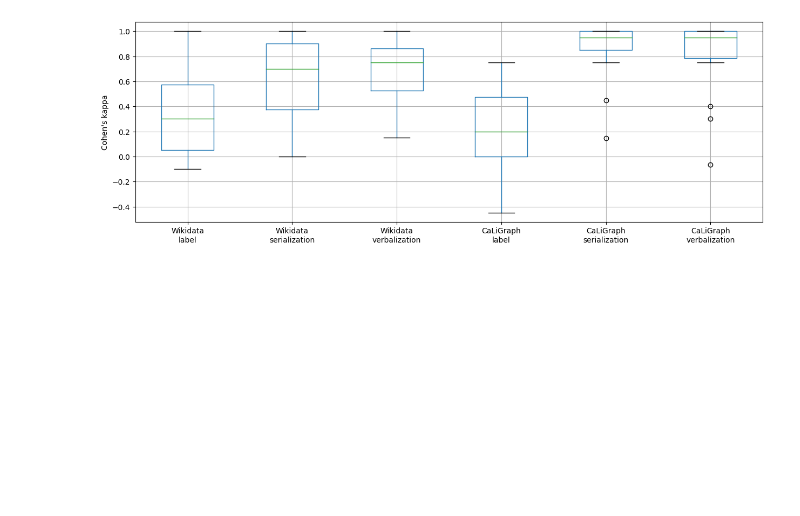
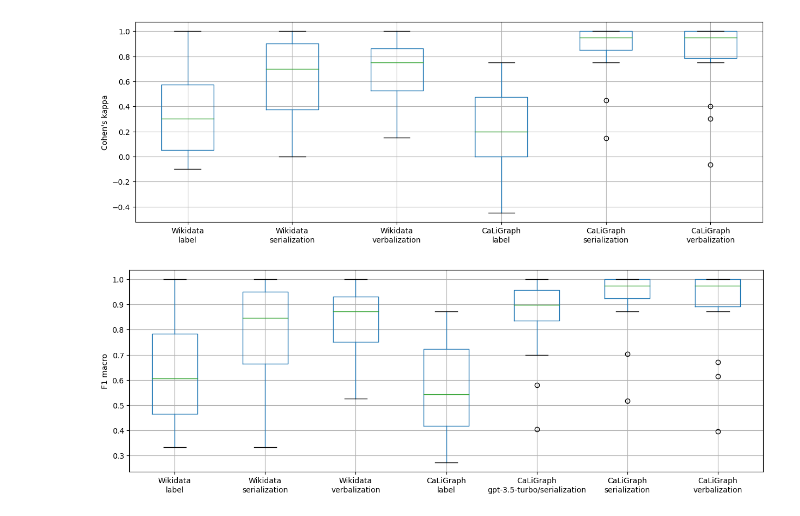
Before and after one commit to bradleypallen/conceptual-engineering-using-llms, a Jupyter notebook: analysis/experiments_comparative_analysis.ipynb, the cells around one changed output. Drawn from its saved outputs; the diff is of its cells as text; code cells hidden in the pictures; blank space fills up the shorter version.

```diff
--- a/analysis/experiments_comparative_analysis.ipynb
+++ b/analysis/experiments_comparative_analysis.ipynb
@@ -69,3 +73,29 @@ plot.set_ylabel('Cohen\'s kappa')
 plt.show(plot)
 # %% [output]
 [figure]
+# %%
+df = pd.concat([
+    wd_v6["F1 Macro"],
+    wd_v4["F1 Macro"],
+    wd_v3["F1 Macro"],
+    caligraph_v2["F1 Macro"],
+    caligraph_v4["F1 Macro"],
+    caligraph_v3["F1 Macro"],
+    caligraph_v5["F1 Macro"]
+    ], axis=1, ignore_index=True)
+df.reset_index()
+df = df.set_axis([
+    "Wikidata\nlabel",
+    "Wikidata\nserialization",
+    "Wikidata\nverbalization",
+    "CaLiGraph\nlabel",
+    "CaLiGraph\ngpt-3.5-turbo/serialization",
+    "CaLiGraph\nserialization",
+    "CaLiGraph\nverbalization"
+    ], axis=1)
+plot = df.boxplot(return_type='axes')
+plot.figure.set_figwidth(15)
+plot.set_ylabel('F1 macro')
+plt.show(plot)
+# %% [output]
+[figure, added]
```
Also changed, not shown: parts of 9 cells of this notebook, 9 other files.
